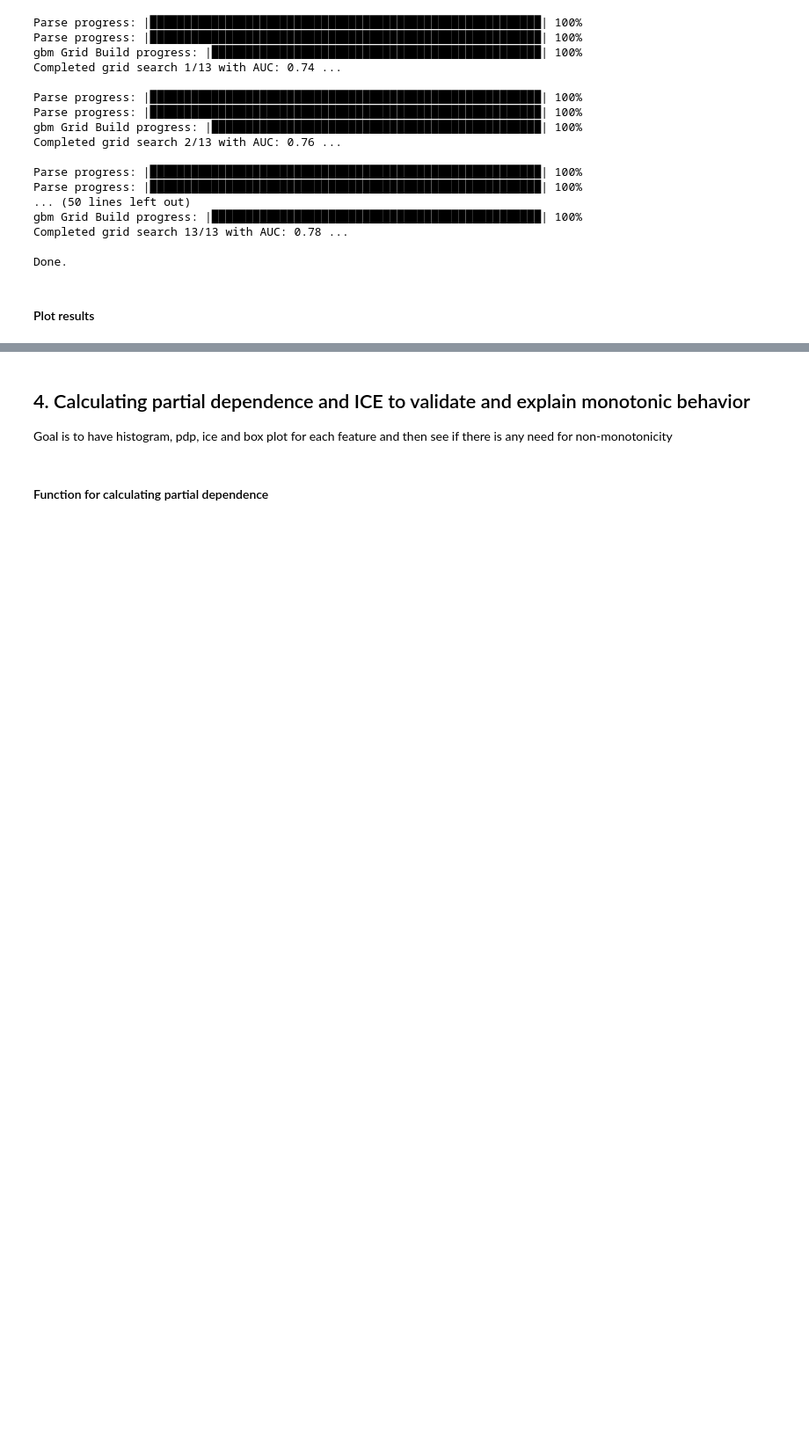
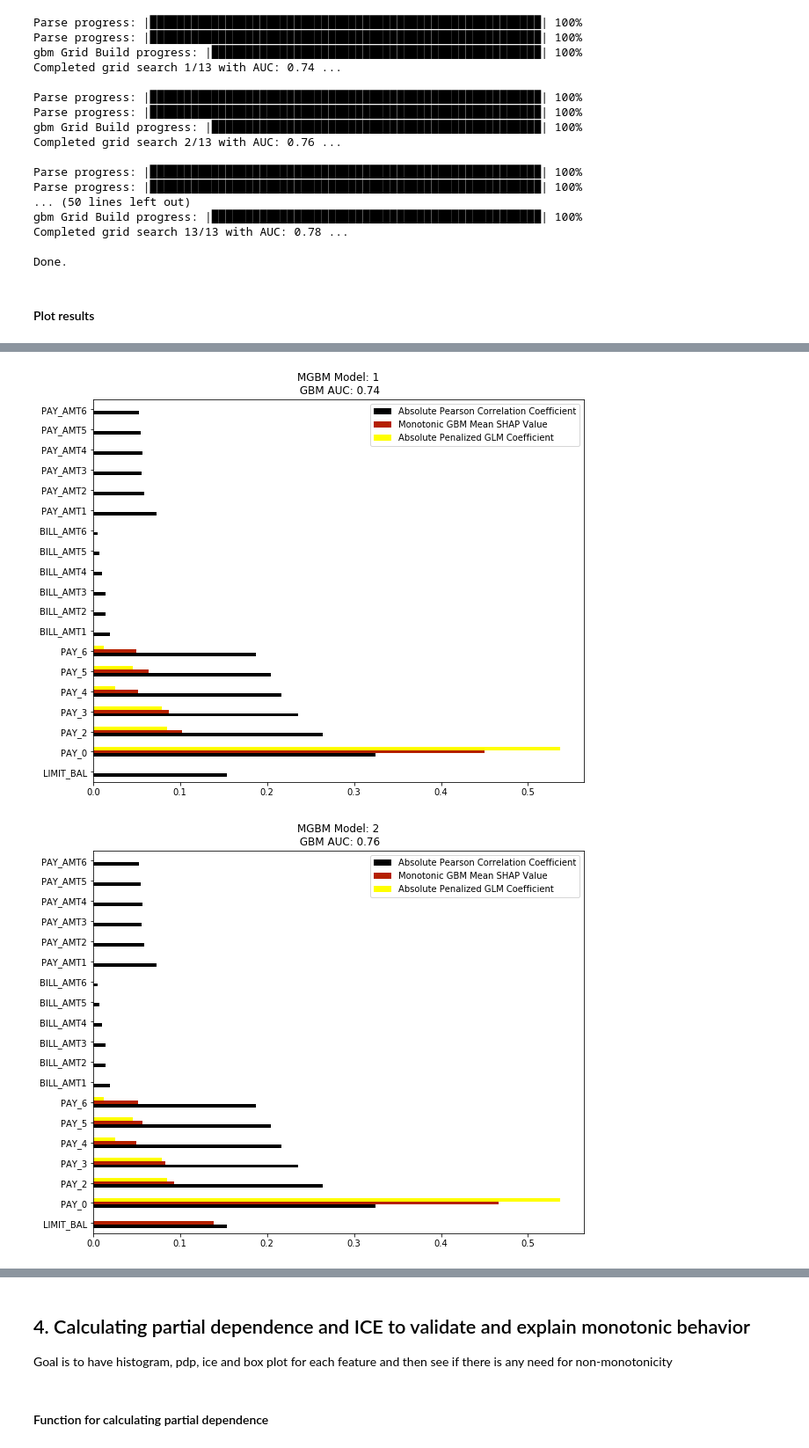
Before and after one commit to jphall663/interpretable_machine_learning_with_python, a Jupyter notebook: glm_mgbm_gbm.ipynb, the cells around one changed output, grey strips where cells are left out. Shown at 88% size. Cells and saved outputs as stored; diff of their text form; code cells hidden in the pictures; blank space fills up the shorter version.

```diff
--- a/glm_mgbm_gbm.ipynb
+++ b/glm_mgbm_gbm.ipynb
@@ -328,7 +332,7 @@ _ = corr_glm.plot(kind='barh', ax=ax_, colormap='gnuplot')
 # %% [markdown]
 #### Train Monotonic XGBoost GBM classifier
 # %%
-def mgbm_grid(X, mc):
+def gbm_grid(X, mc, htrain, htest):
 
     # define random grid search parameters
     hyper_parameters = {'ntrees':list(range(1, 500, 50)),
@@ -357,6 +361,6 @@ def mgbm_grid(X, mc):
                   seed=SEED)
 
 
-    mgbm_model = gsearch.get_grid()[0]
+    gbm_model = gsearch.get_grid()[0]
 
-    return mgbm_model
+    return gbm_model
@@ -437,15 +454,15 @@ Done.
 # %% [markdown]
 #### Plot results
 # %%
-for j, frame in enumerate(corr_glm_mgbm_shap_coefs):
+def plot_coefs(coef_frame, model_list, kind, order):
 
-    # plot results
-    auc_ = mgbm_models[j].auc(valid=True)
-    title_ = 'MGBM Model: {j}\nMontonic XGBoost AUC: {auc:.2f}'.format(j=str(j+1), auc=auc_)
-    fig, ax_ = plt.subplots(figsize=(10, 8))
-    _ = frame[['Absolute Pearson Correlation Coefficient',
-               'Monotonic GBM Mean SHAP Value',
-               'Absolute Penalized GLM Coefficient']].plot(kind='barh',
-                                                           ax=ax_,
-                                                           title=title_,
-                                                           colormap='gnuplot')
+    for j, frame in enumerate(coef_frame):
+
+        # plot results
+        auc_ = model_list[j].auc(valid=True)
+        title_ = kind + ' Model: {j}\n GBM AUC: {auc:.2f}'.format(j=str(j+1), auc=auc_)
+        fig, ax_ = plt.subplots(figsize=(10, 8))
+        _ = frame[order].plot(kind='barh',
+                       ax=ax_,
+                       title=title_,
+                       colormap='gnuplot')
@@ -555,0 +469,10 @@ Maximum Metrics: Maximum metrics at their respective thresholds
+# %%
+plot_coefs(corr_glm_mgbm_shap_coefs,
+           mgbm_models,
+           'MGBM',
+           ['Absolute Pearson Correlation Coefficient',
+            'Monotonic GBM Mean SHAP Value',
+            'Absolute Penalized GLM Coefficient'])
+# %% [output]
+[figure, added]
+[figure, added]
```
Also changed, not shown: parts of 30 cells of this notebook.
